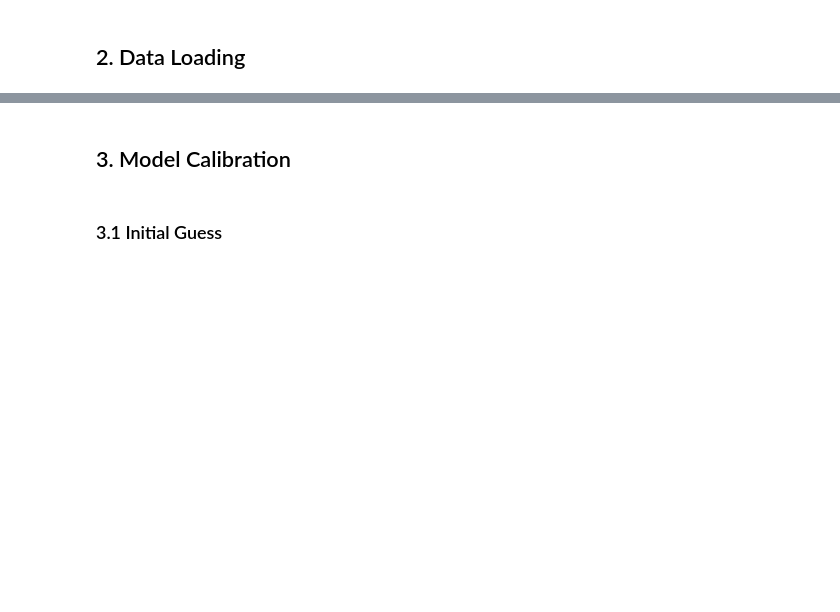
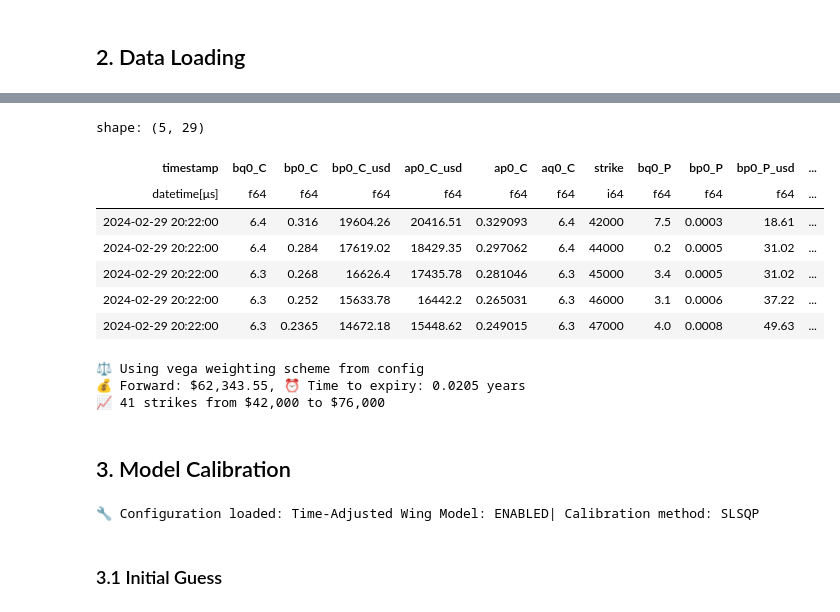
Before and after one commit to hertzC/Baseoffset-and-Volatility-Fitting-Manager, a Jupyter notebook: notebooks/volatility_fitting.ipynb, the cells around one changed output, grey strips where cells are left out. Saved outputs shown, nothing was run; the diff lists cells and outputs as text; code cells hidden in the pictures; blank space fills up the shorter version.

```diff
--- a/notebooks/volatility_fitting.ipynb
+++ b/notebooks/volatility_fitting.ipynb
@@ -99,35 +132,34 @@ print(f"interest rate for expiry {my_expiry} @ {snapshot_time} = {rate:.3f}")
 # %%
-# Process option data
+# # Process option data
 import numpy as np
-from utils.pricer.option_constraints import tighten_option_spreads_separate_columns
-from utils.reporting.html_table_generator import generate_price_comparison_table
-from utils.volatility_fitter.volatility_calculator import process_option_chain_with_volatilities, process_volatility_with_greeks
-from IPython.display import HTML, display
 
-# Tighten spreads and calculate volatilities
-volume_threshold = 1.1  # Minimum volume to consider for spread tightening
-tightened_option_chain = tighten_option_spreads_separate_columns(df_option_chain, volume_threshold=volume_threshold, interest_rate=rate)
-df_option_with_vola = process_option_chain_with_volatilities(tightened_option_chain, interest_rate=rate)
-df_option_with_vola_and_greeks = process_volatility_with_greeks(df_option_with_vola)
-
-display(HTML(generate_price_comparison_table(tightened_option_chain, table_width="70%", font_size="10px", volume_threshold=volume_threshold)))
-
+display(df_option_with_vola_and_greeks.head())
 # Extract key parameters
 forward_price = df_option_with_vola['F'][0]
 time_to_expiry = df_option_with_vola['tau'][0]
 strikes_list = df_option_with_vola_and_greeks['strike'].to_list()
 market_vols = (df_option_with_vola_and_greeks['midVola']/100).to_list()
 market_vegas = df_option_with_vola_and_greeks['vega'].to_list()
 
 # Use config for weighting scheme
 if config.weighting_scheme == 'vega':
     weight_arr = np.array(market_vegas)/max(market_vegas)
     print(f"⚖️ Using {config.weighting_scheme} weighting scheme from config")
 else:
     weight_arr = np.ones(len(market_vegas))  # Equal weighting fallback
     print(f"⚖️ Using equal weighting (config scheme '{config.weighting_scheme}' not implemented)")
 
 print(f"💰 Forward: ${forward_price:,.2f}, ⏰ Time to expiry: {time_to_expiry:.4f} years")
 print(f"📈 {len(strikes_list)} strikes from ${min(strikes_list):,.0f} to ${max(strikes_list):,.0f}")
-print(f"📊 Data validation: min_vol={config.min_volatility}, max_vol={config.max_volatility}")
-print(f"🎚️ Strike ratios: {config.min_strike_ratio:.1f} - {config.max_strike_ratio:.1f} of forward")
+# %% [output]
+shape: (5, 29)
+| timestamp | bq0_C | bp0_C | bp0_C_usd | ap0_C_usd | ap0_C | aq0_C | strike | bq0_P | bp0_P | bp0_P_usd | ... |
+| datetime[μs] | f64 | f64 | f64 | f64 | f64 | f64 | i64 | f64 | f64 | f64 | ... |
+| 2024-02-29 20:22:00 | 6.4 | 0.316 | 19604.26 | 20416.51 | 0.329093 | 6.4 | 42000 | 7.5 | 0.0003 | 18.61 | ... |
+| 2024-02-29 20:22:00 | 6.4 | 0.284 | 17619.02 | 18429.35 | 0.297062 | 6.4 | 44000 | 0.2 | 0.0005 | 31.02 | ... |
+| 2024-02-29 20:22:00 | 6.3 | 0.268 | 16626.4 | 17435.78 | 0.281046 | 6.3 | 45000 | 3.4 | 0.0005 | 31.02 | ... |
+| 2024-02-29 20:22:00 | 6.3 | 0.252 | 15633.78 | 16442.2 | 0.265031 | 6.3 | 46000 | 3.1 | 0.0006 | 37.22 | ... |
+| 2024-02-29 20:22:00 | 6.3 | 0.2365 | 14672.18 | 15448.62 | 0.249015 | 6.3 | 47000 | 4.0 | 0.0008 | 49.63 | ... |
+⚖️ Using vega weighting scheme from config
+💰 Forward: $62,343.55, ⏰ Time to expiry: 0.0205 years
+📈 41 strikes from $42,000 to $76,000
@@ -178,14 +208,9 @@ from utils.volatility_fitter.calibrators.local_calibrator import LocalVolatility
 from utils.volatility_fitter.time_adjusted_wing_model.time_adjusted_wing_model import TimeAdjustedWingModel
 from utils.volatility_fitter.time_adjusted_wing_model import create_time_adjusted_wing_model_from_result
 
-# Configuration is already loaded (vol_config -> config)
-vol_config = config  # Use the already loaded config for compatibility with existing code
-
-print("🔧 Configuration loaded")
-print(f"✅ Time-Adjusted Wing Model: {'ENABLED' if config.time_adjusted_wing_model_enabled else 'DISABLED'}")
-print(f"🎛️ Calibration method: {config.calibration_method}")
-print(f"🎯 Calibration tolerance: {config.calibration_tolerance}")
-print(f"🔒 Bounds enabled: {config.enable_bounds}")
+print(f"🔧 Configuration loaded: Time-Adjusted Wing Model: {'ENABLED' if config.time_adjusted_wing_model_enabled else 'DISABLED'}| Calibration method: {config.calibration_method}")
+# %% [output]
+🔧 Configuration loaded: Time-Adjusted Wing Model: ENABLED| Calibration method: SLSQP
 # %% [markdown]
 ### 3.1 Initial Guess
 # %%
```
Also changed, not shown: parts of 20 cells of this notebook, 11 other files.
